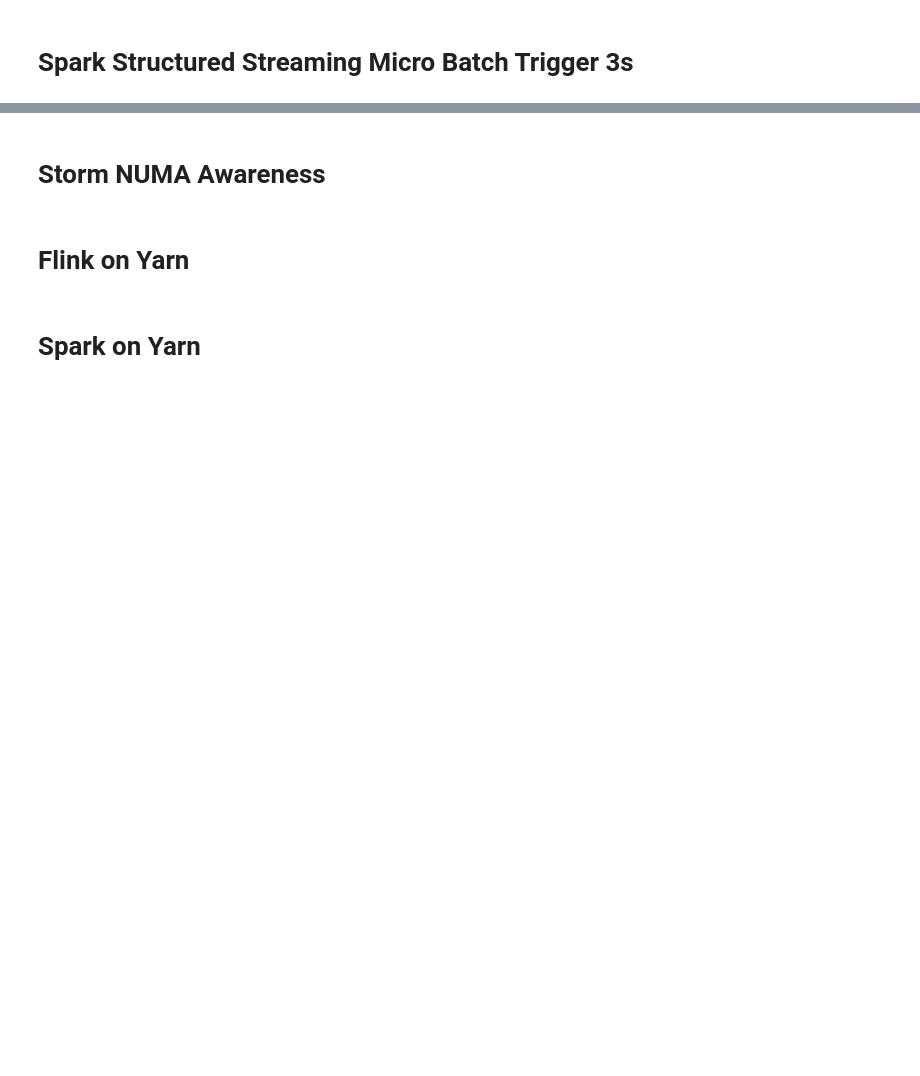
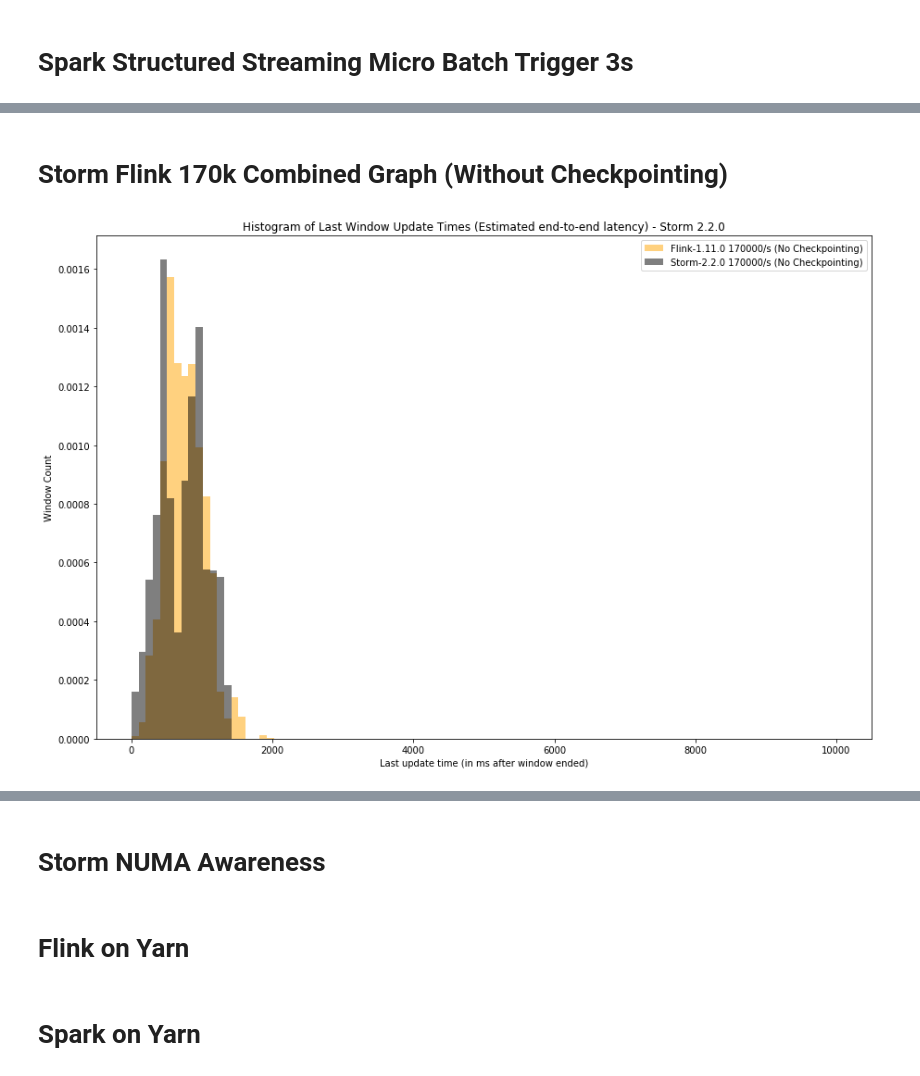
Before and after one commit to yahoo/streaming-benchmarks, a Jupyter notebook: pynotebooks/Benchmark_combined.ipynb, the cells around one changed output, grey strips where cells are left out. Cells and saved outputs as stored; diff of their text form; code cells hidden in the pictures; blank space fills up the shorter version.

Commit message:
Add combined 170k/s benchmarks for all streaming frameworks

```diff
--- a/pynotebooks/Benchmark_combined.ipynb
+++ b/pynotebooks/Benchmark_combined.ipynb
@@ -1447,0 +1449,27 @@ Percentiles:  [ 1. 10. 25. 50. 75. 90. 99.]
+# %%
+def get_filtered_updated(filename, window_size_ms):
+    update_times = np.loadtxt(filename, dtype=int)
+    filtered_times = [x - window_size_ms for x in update_times if x >= window_size_ms]
+    return filtered_times
+# %% [markdown]
+# Storm Flink 170k Combined Graph (Without Checkpointing)
+# %%
+window_size_ms = 10000   #10 seconds (for me). Adjust to match your benchmark and common component.
+
+files = [("../runs/results/FLINK/170000/updated.txt", "orange", "Flink-1.11.0 170000"),
+         ("../runs/results/STORM/170000/updated.txt", "black", "Storm-2.2.0 170000")]
+
+filtered = [(get_filtered_updated(filename, window_size_ms), color, label) for (filename, color, label) in files]
+bins = np.linspace(0, 10000, 100)
+
+f = plt.figure(num=None, figsize=(15, 10))
+for (filter_each, color, label) in filtered:
+    plt.hist(filter_each, bins, density=1, facecolor=color, alpha=0.5, label=label+"/s (No Checkpointing)")
+plt.xlabel('Last update time (in ms after window ended)')
+plt.ylabel('Window Count')
+plt.title('Histogram of Last Window Update Times (Estimated end-to-end latency) - Storm 2.2.0')
+plt.legend(loc="upper right")
+plt.show()
+f.savefig("Storm_Flink_170k_no_chkpt_hist.pdf", bbox_inches='tight')
+# %% [output]
+[figure, added]
```
Also changed, not shown: parts of 18 cells of this notebook, 6 other files.
